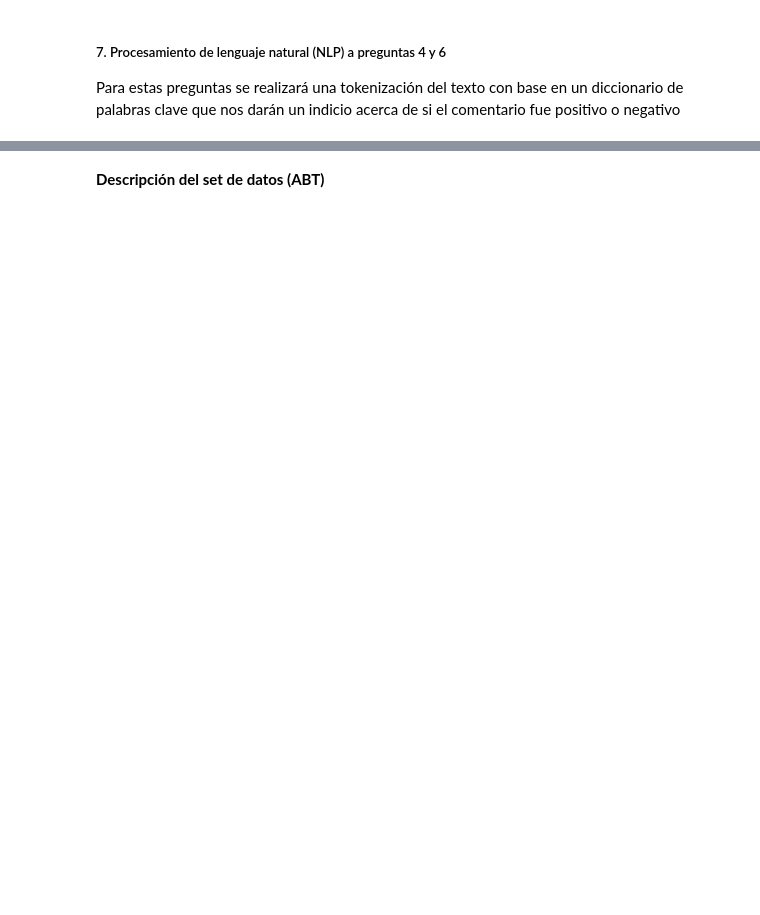
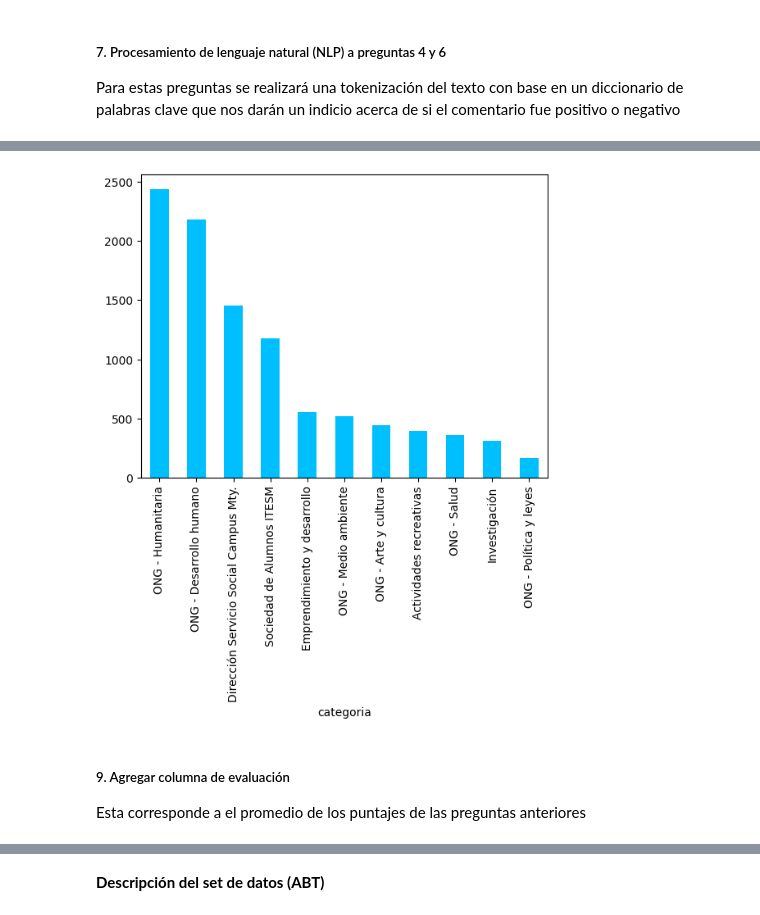
Before and after one commit to EstebanPerez25/ACD-Modelo_predictivo_de_satisfacion, a Jupyter notebook: Modelo_predictivo_de_satisfacción.ipynb, the cells around one changed output, grey strips where cells are left out. Cells and saved outputs as stored; diff of their text form; code cells hidden in the pictures; blank space fills up the shorter version.

```diff
--- a/Modelo_predictivo_de_satisfacción.ipynb
+++ b/Modelo_predictivo_de_satisfacción.ipynb
@@ -878,0 +876,10 @@ df_resampled.evaluacion.value_counts().plot.bar(color='deepskyblue');
+# %%
+df_categoria = df_nlp.copy()
+# %%
+# Función para asignar categorgoría a cada osf
+def asignarCat(osf):
+  for r in range(0, len(df_cat)):
+    if (osf == df_cat['osf'][r]):
+      return df_cat['clase'][r]
+# %%
+df_categoria.insert(2, "categoria", df_categoria.osf.apply(asignarCat))
@@ -878,0 +893,8 @@ df_resampled.evaluacion.value_counts().plot.bar(color='deepskyblue');
+# %%
+df_categoria.categoria.value_counts().plot.bar(color='deepskyblue');
+# %% [output]
+[figure, added]
+# %% [markdown]
+##### 9. Agregar columna de evaluación
+
+Esta corresponde a el promedio de los puntajes de las preguntas anteriores
```
Also changed, not shown: parts of 145 cells of this notebook.
